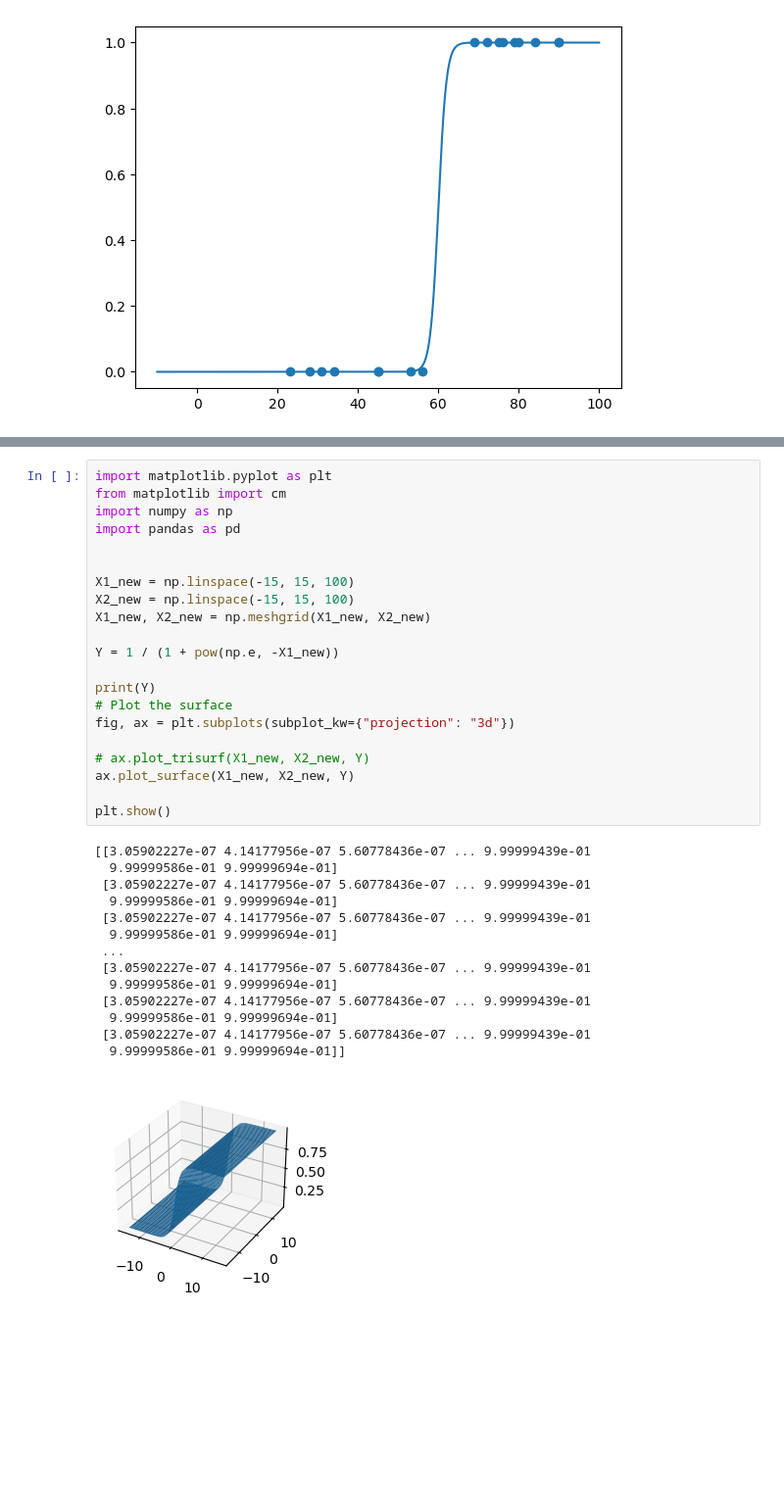
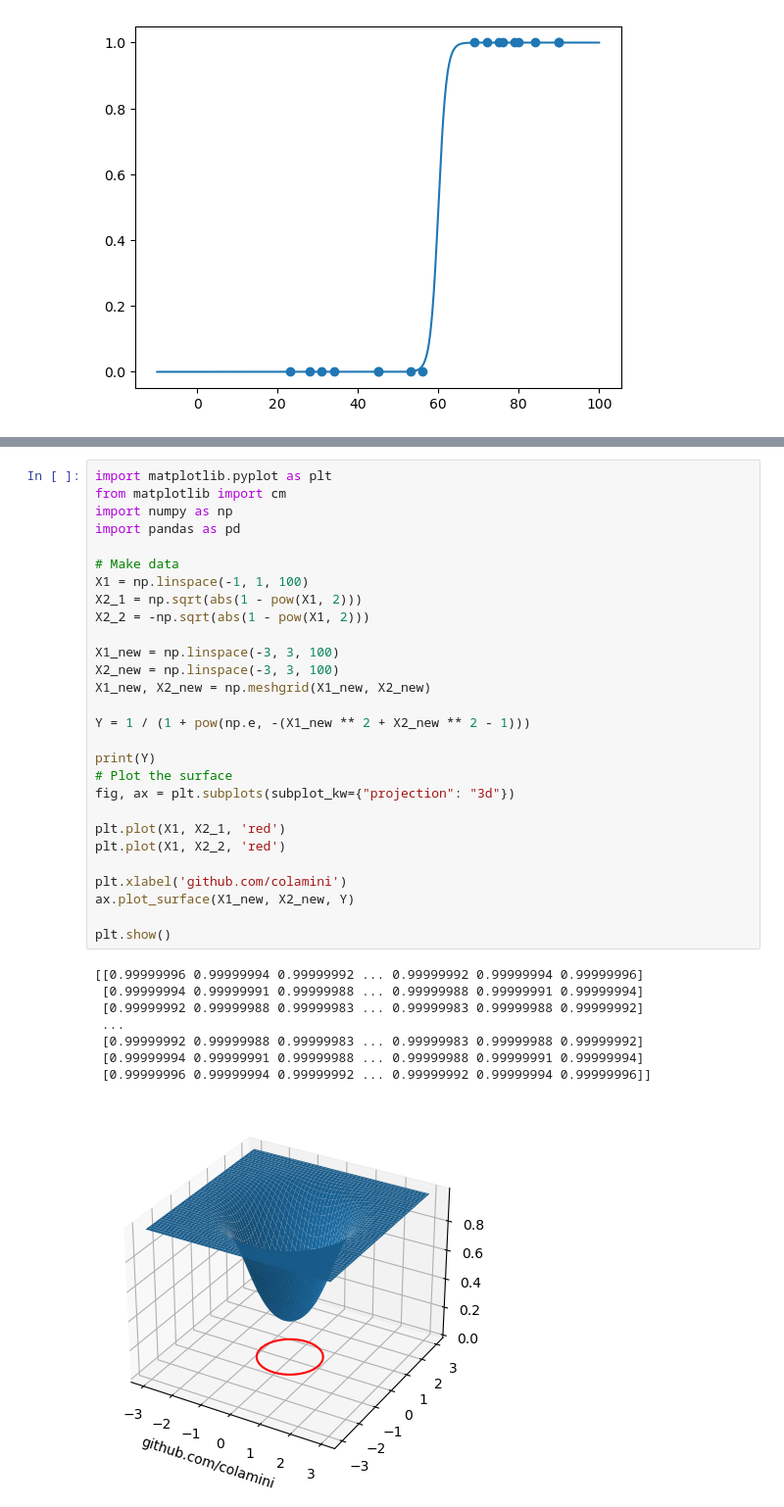
Before and after one commit to colamini/Blog, a Jupyter notebook: articles/机器学习/分类/逻辑回归/逻辑回归基础概念.ipynb, the cells around one changed output, grey strips where cells are left out. Shown: that part at 98% size. Saved outputs shown, nothing was run; the diff lists cells and outputs as text; blank space fills up the shorter version.

```diff
--- a/articles/机器学习/分类/逻辑回归/逻辑回归基础概念.ipynb
+++ b/articles/机器学习/分类/逻辑回归/逻辑回归基础概念.ipynb
@@ -76,36 +119,37 @@ plt.show()
 # %%
 import matplotlib.pyplot as plt
 from matplotlib import cm
 import numpy as np
 import pandas as pd
 
+# Make data
+X1 = np.linspace(-1, 1, 100)
+X2_1 = np.sqrt(abs(1 - pow(X1, 2)))
+X2_2 = -np.sqrt(abs(1 - pow(X1, 2)))
 
-X1_new = np.linspace(-15, 15, 100)
-X2_new = np.linspace(-15, 15, 100)
+X1_new = np.linspace(-3, 3, 100)
+X2_new = np.linspace(-3, 3, 100)
 X1_new, X2_new = np.meshgrid(X1_new, X2_new)
 
-Y = 1 / (1 + pow(np.e, -X1_new))
+Y = 1 / (1 + pow(np.e, -(X1_new ** 2 + X2_new ** 2 - 1)))
 
 print(Y)
 # Plot the surface
 fig, ax = plt.subplots(subplot_kw={"projection": "3d"})
 
-# ax.plot_trisurf(X1_new, X2_new, Y)
+plt.plot(X1, X2_1, 'red')
+plt.plot(X1, X2_2, 'red')
+
+plt.xlabel('github.com/colamini')
 ax.plot_surface(X1_new, X2_new, Y)
 
 plt.show()
 # %% [output]
-[[3.05902227e-07 4.14177956e-07 5.60778436e-07 ... 9.99999439e-01
-  9.99999586e-01 9.99999694e-01]
- [3.05902227e-07 4.14177956e-07 5.60778436e-07 ... 9.99999439e-01
-  9.99999586e-01 9.99999694e-01]
- [3.05902227e-07 4.14177956e-07 5.60778436e-07 ... 9.99999439e-01
-  9.99999586e-01 9.99999694e-01]
+[[0.99999996 0.99999994 0.99999992 ... 0.99999992 0.99999994 0.99999996]
+ [0.99999994 0.99999991 0.99999988 ... 0.99999988 0.99999991 0.99999994]
+ [0.99999992 0.99999988 0.99999983 ... 0.99999983 0.99999988 0.99999992]
  ...
- [3.05902227e-07 4.14177956e-07 5.60778436e-07 ... 9.99999439e-01
-  9.99999586e-01 9.99999694e-01]
- [3.05902227e-07 4.14177956e-07 5.60778436e-07 ... 9.99999439e-01
-  9.99999586e-01 9.99999694e-01]
- [3.05902227e-07 4.14177956e-07 5.60778436e-07 ... 9.99999439e-01
-  9.99999586e-01 9.99999694e-01]]
+ [0.99999992 0.99999988 0.99999983 ... 0.99999983 0.99999988 0.99999992]
+ [0.99999994 0.99999991 0.99999988 ... 0.99999988 0.99999991 0.99999994]
+ [0.99999996 0.99999994 0.99999992 ... 0.99999992 0.99999994 0.99999996]]
-[figure, old version]
+[figure, new version]
```
Also changed, not shown: parts of 11 cells of this notebook, 5 other files.
